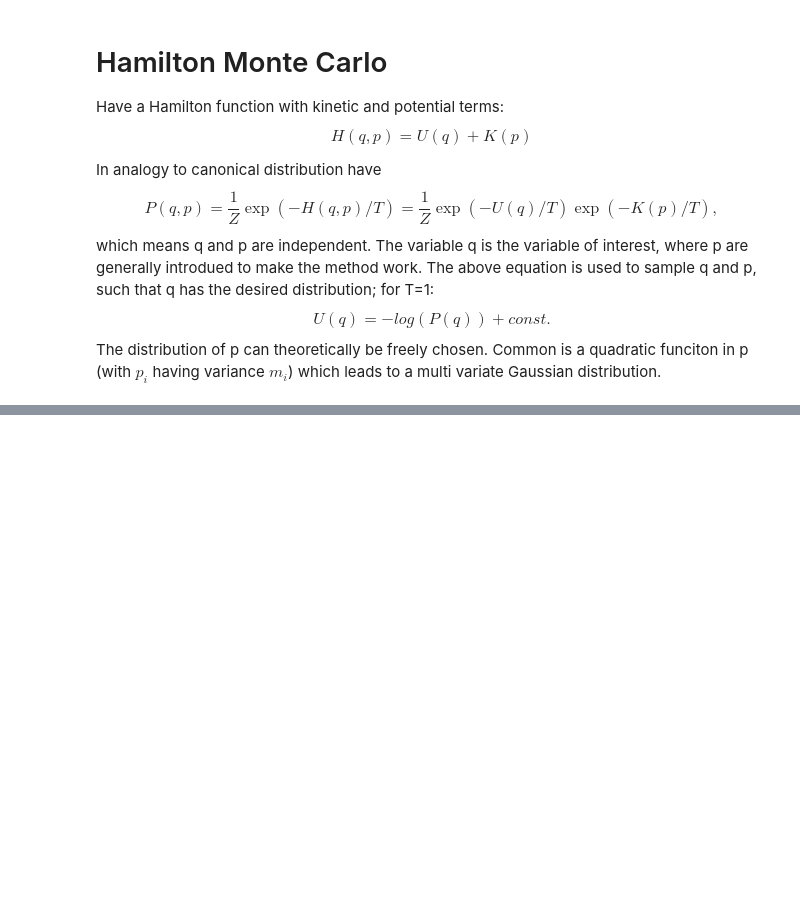
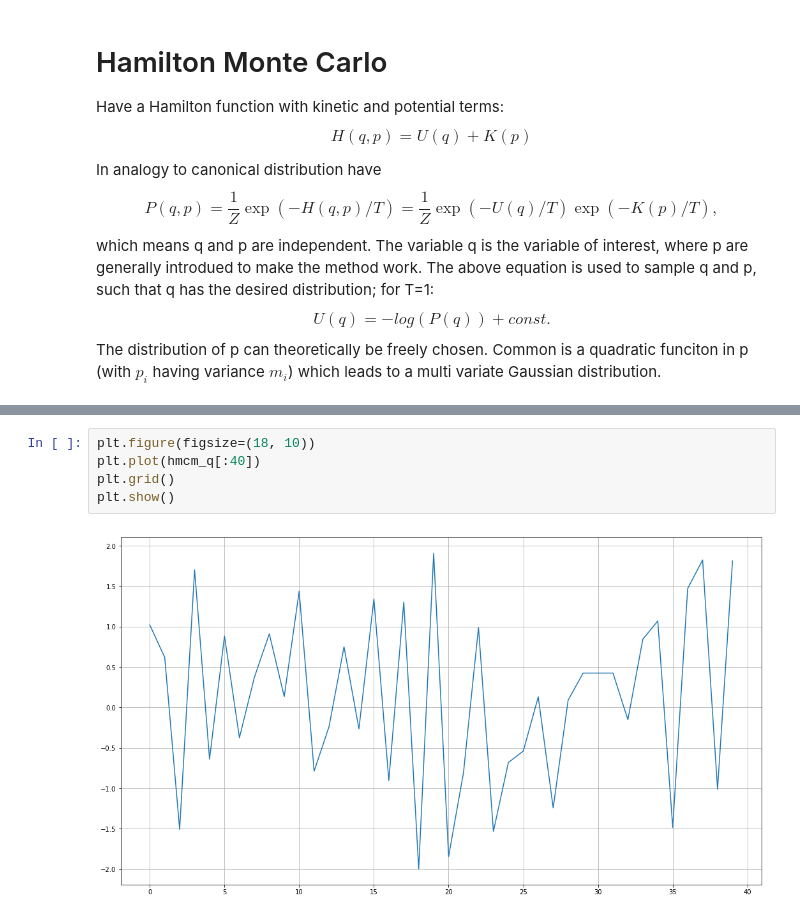
Before and after one commit to mathisgerdes/hep-monte-carlo, a Jupyter notebook: hamilton_mc.ipynb, the cells around one changed output, grey strips where cells are left out. Cells and saved outputs as stored; diff of their text form; blank space fills up the shorter version.

```diff
--- a/hamilton_mc.ipynb
+++ b/hamilton_mc.ipynb
@@ -117,0 +124,7 @@ Metrop chi2: 2.4276, Hamiltonian chi2: 1.1278
+# %%
+plt.figure(figsize=(18, 10))
+plt.plot(hmcm_q[:40])
+plt.grid()
+plt.show()
+# %% [output]
+[figure, added]
```
Also changed, not shown: parts of 3 cells of this notebook.
